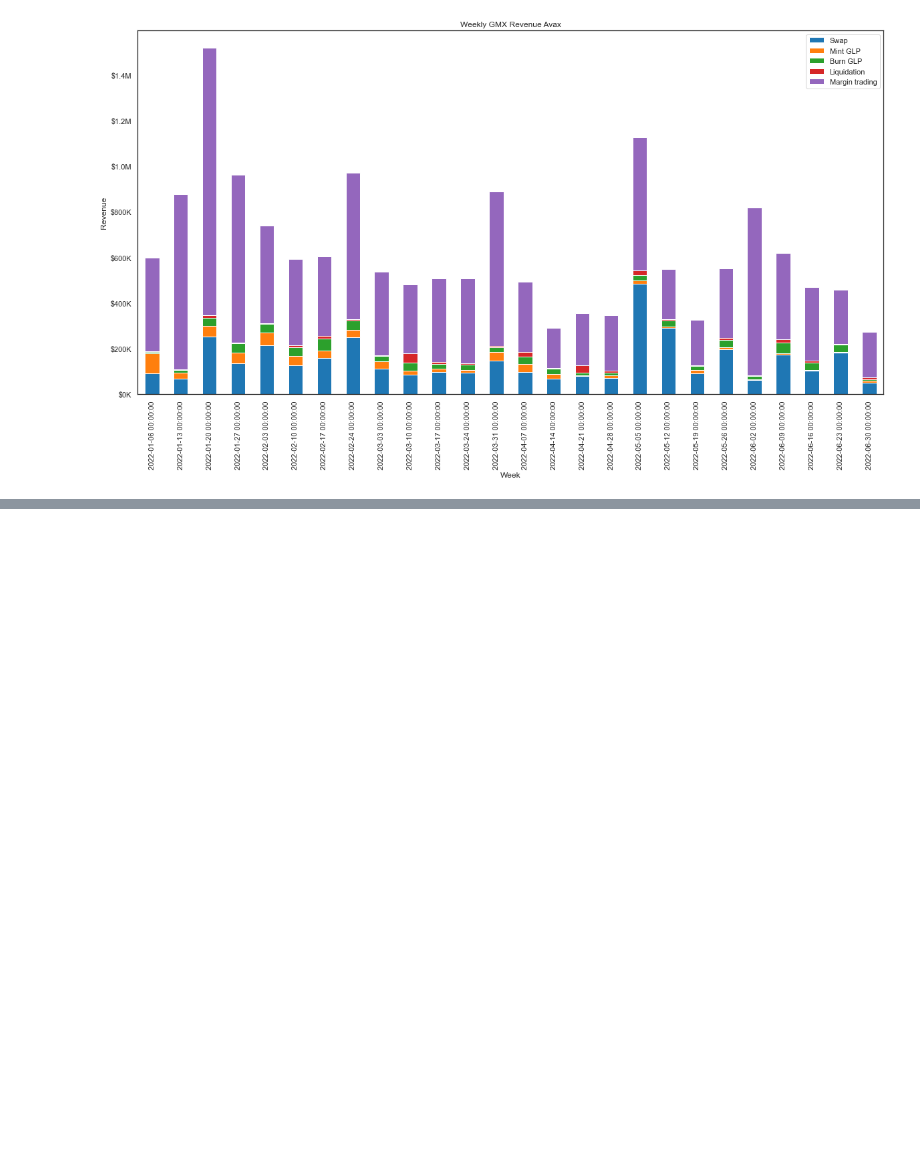
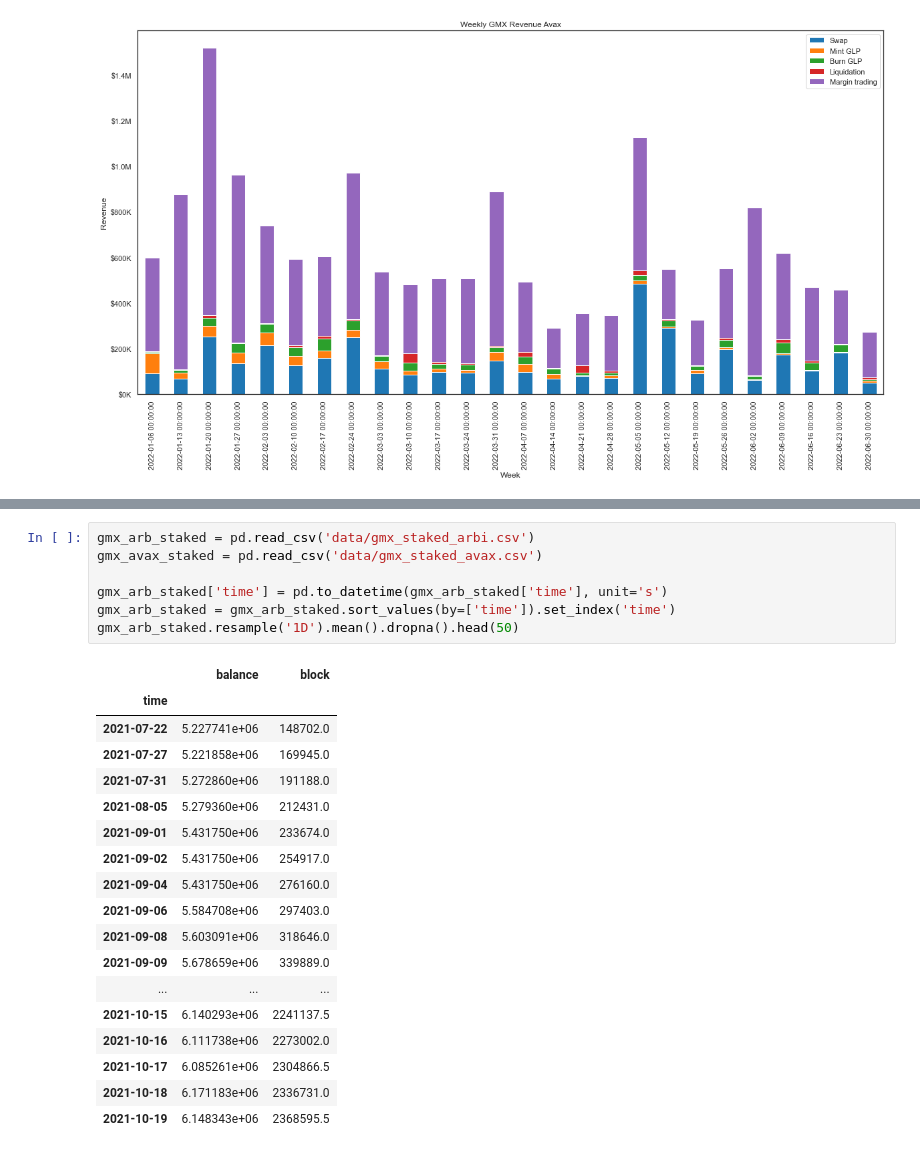
Before and after one commit to chainbound/profit-sharing-protocols-research, a Jupyter notebook: gmx.ipynb, the cells around one changed output, grey strips where cells are left out. Drawn from its saved outputs; the diff is of its cells as text; blank space fills up the shorter version.

```diff
--- a/gmx.ipynb
+++ b/gmx.ipynb
@@ -108,0 +80,26 @@ gmx_price
+# %%
+gmx_arb_staked = pd.read_csv('data/gmx_staked_arbi.csv')
+gmx_avax_staked = pd.read_csv('data/gmx_staked_avax.csv')
+
+gmx_arb_staked['time'] = pd.to_datetime(gmx_arb_staked['time'], unit='s')
+gmx_arb_staked = gmx_arb_staked.sort_values(by=['time']).set_index('time')
+gmx_arb_staked.resample('1D').mean().dropna().head(50)
+# %% [output]
+|  | balance | block |
+| time |  |  |
+| 2021-07-22 | 5.227741e+06 | 148702.0 |
+| 2021-07-27 | 5.221858e+06 | 169945.0 |
+| 2021-07-31 | 5.272860e+06 | 191188.0 |
+| 2021-08-05 | 5.279360e+06 | 212431.0 |
+| 2021-09-01 | 5.431750e+06 | 233674.0 |
+| 2021-09-02 | 5.431750e+06 | 254917.0 |
+| 2021-09-04 | 5.431750e+06 | 276160.0 |
+| 2021-09-06 | 5.584708e+06 | 297403.0 |
+| 2021-09-08 | 5.603091e+06 | 318646.0 |
+| 2021-09-09 | 5.678659e+06 | 339889.0 |
+| ... | ... | ... |
+| 2021-10-15 | 6.140293e+06 | 2241137.5 |
+| 2021-10-16 | 6.111738e+06 | 2273002.0 |
+| 2021-10-17 | 6.085261e+06 | 2304866.5 |
+| 2021-10-18 | 6.171183e+06 | 2336731.0 |
+| 2021-10-19 | 6.148343e+06 | 2368595.5 |
```
Also changed, not shown: parts of 5 cells of this notebook.
